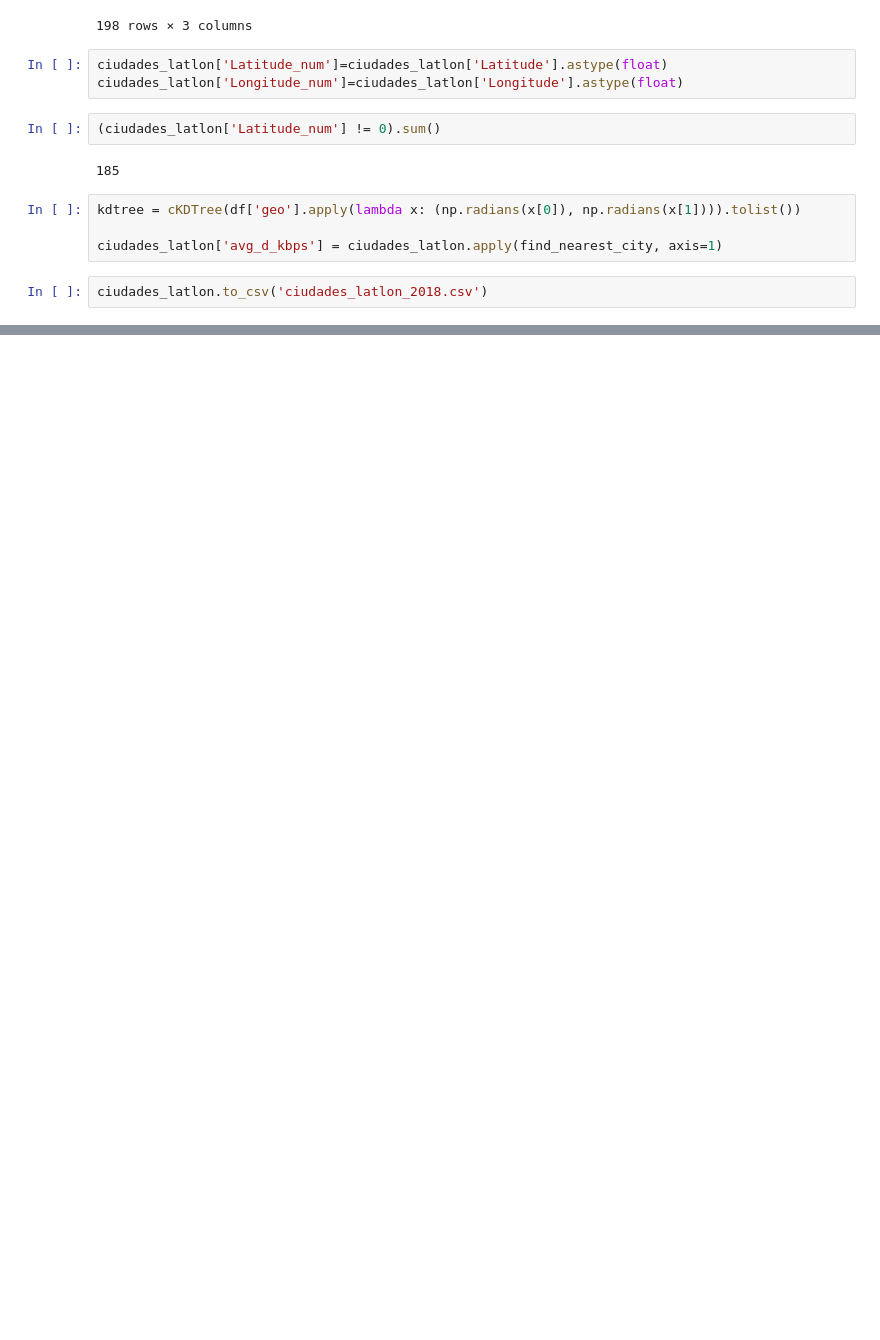
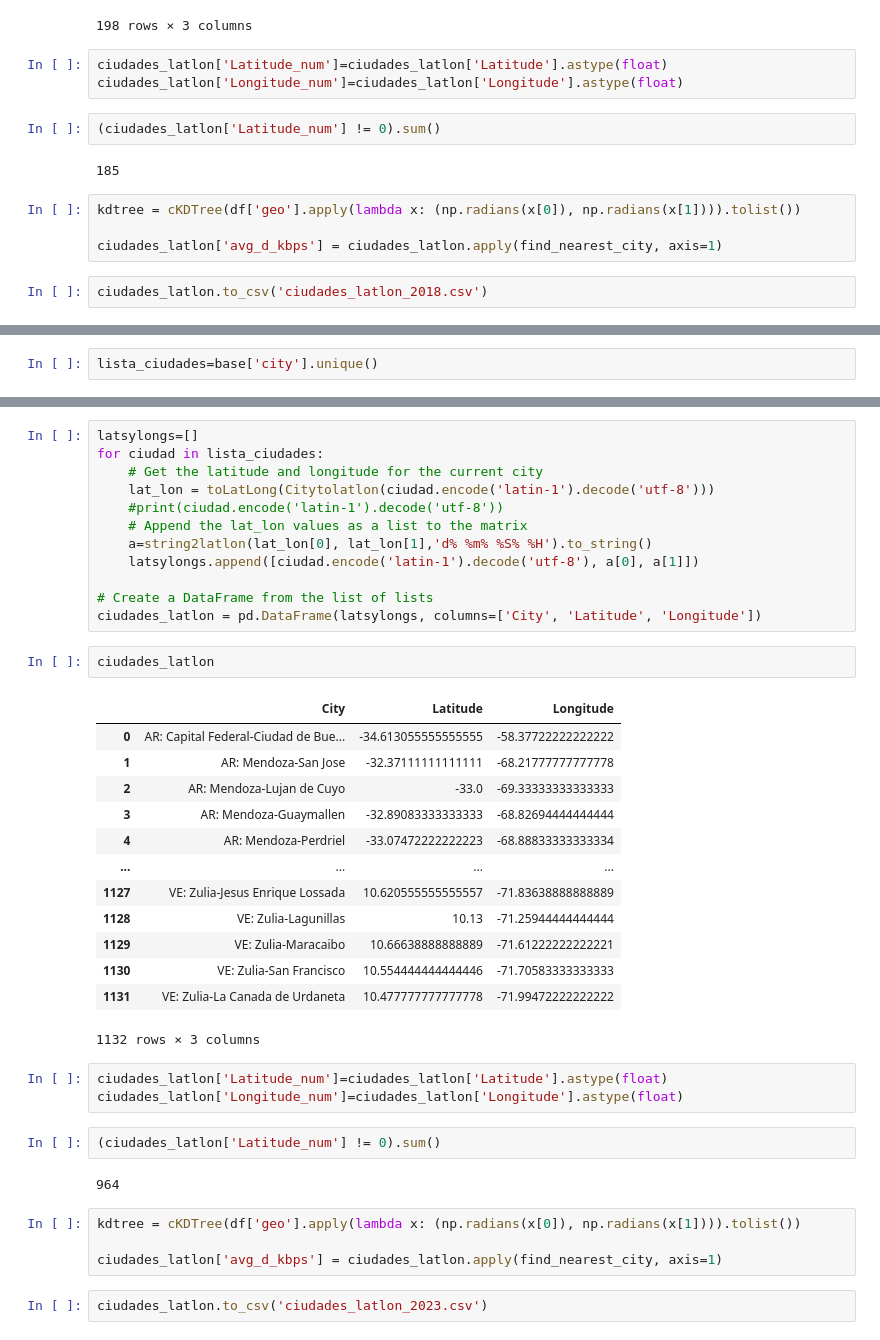
Before and after one commit to LCaravaggio/felicidad_y_redes, a Jupyter notebook: GeoCode.ipynb, the cells around one changed output, grey strips where cells are left out. Saved outputs shown, nothing was run; the diff lists cells and outputs as text; blank space fills up the shorter version.

```diff
--- a/GeoCode.ipynb
+++ b/GeoCode.ipynb
@@ -452,0 +541,2 @@ ciudades_latlon.to_csv('ciudades_latlon_2018.csv')
+# %%
+lista_ciudades=base['city'].unique()
@@ -452,0 +554,41 @@ ciudades_latlon.to_csv('ciudades_latlon_2018.csv')
+# %%
+latsylongs=[]
+for ciudad in lista_ciudades:
+    # Get the latitude and longitude for the current city
+    lat_lon = toLatLong(Citytolatlon(ciudad.encode('latin-1').decode('utf-8')))
+    #print(ciudad.encode('latin-1').decode('utf-8'))
+    # Append the lat_lon values as a list to the matrix
+    a=string2latlon(lat_lon[0], lat_lon[1],'d% %m% %S% %H').to_string()
+    latsylongs.append([ciudad.encode('latin-1').decode('utf-8'), a[0], a[1]])
+
+# Create a DataFrame from the list of lists
+ciudades_latlon = pd.DataFrame(latsylongs, columns=['City', 'Latitude', 'Longitude'])
+# %%
+ciudades_latlon
+# %% [output]
+|  | City | Latitude | Longitude |
+| 0 | AR: Capital Federal-Ciudad de Bue... | -34.613055555555555 | -58.37722222222222 |
+| 1 | AR: Mendoza-San Jose | -32.37111111111111 | -68.21777777777778 |
+| 2 | AR: Mendoza-Lujan de Cuyo | -33.0 | -69.33333333333333 |
+| 3 | AR: Mendoza-Guaymallen | -32.89083333333333 | -68.82694444444444 |
+| 4 | AR: Mendoza-Perdriel | -33.07472222222223 | -68.88833333333334 |
+| ... | ... | ... | ... |
+| 1127 | VE: Zulia-Jesus Enrique Lossada | 10.620555555555557 | -71.83638888888889 |
+| 1128 | VE: Zulia-Lagunillas | 10.13 | -71.25944444444444 |
+| 1129 | VE: Zulia-Maracaibo | 10.66638888888889 | -71.61222222222221 |
+| 1130 | VE: Zulia-San Francisco | 10.554444444444446 | -71.70583333333333 |
+| 1131 | VE: Zulia-La Canada de Urdaneta | 10.477777777777778 | -71.99472222222222 |
+1132 rows × 3 columns
+# %%
+ciudades_latlon['Latitude_num']=ciudades_latlon['Latitude'].astype(float)
+ciudades_latlon['Longitude_num']=ciudades_latlon['Longitude'].astype(float)
+# %%
+(ciudades_latlon['Latitude_num'] != 0).sum()
+# %% [output]
+964
+# %%
+kdtree = cKDTree(df['geo'].apply(lambda x: (np.radians(x[0]), np.radians(x[1]))).tolist())
+
+ciudades_latlon['avg_d_kbps'] = ciudades_latlon.apply(find_nearest_city, axis=1)
+# %%
+ciudades_latlon.to_csv('ciudades_latlon_2023.csv')
```
Also changed, not shown: parts of 18 cells of this notebook.
